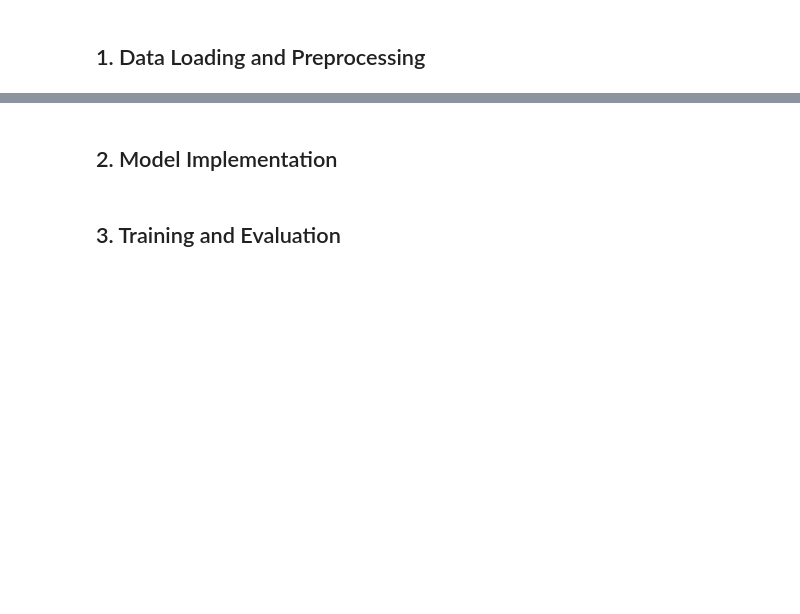
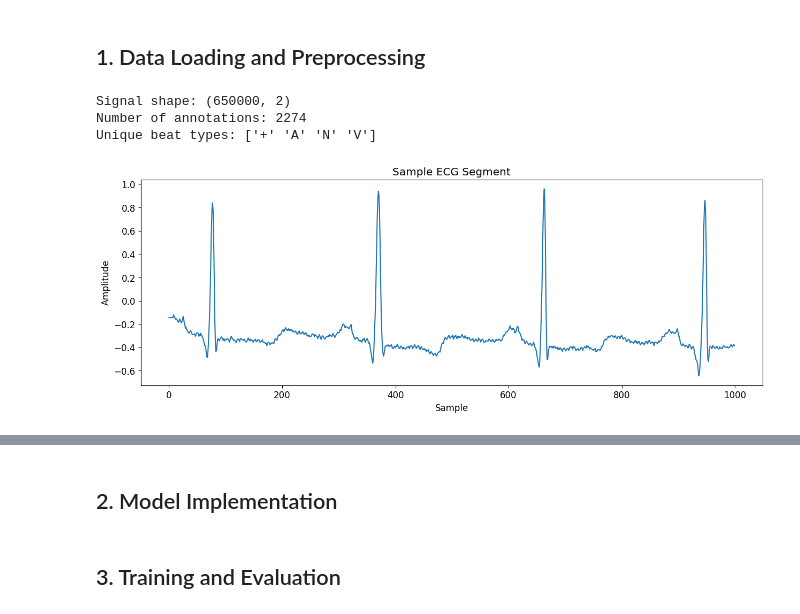
Before and after one commit to UCSF-DataSci/6-neural-nets-ZhangZwaa, a Jupyter notebook: part3_ecg_analysis.ipynb, the cells around one changed output, grey strips where cells are left out. Cells and saved outputs as stored; diff of their text form; code cells hidden in the pictures; blank space fills up the shorter version.

```diff
--- a/part3_ecg_analysis.ipynb
+++ b/part3_ecg_analysis.ipynb
@@ -68,26 +68,31 @@ URLError: <urlopen error [SSL: CERTIFICATE_VERIFY_FAILED] certificate verify fai
 ## 1. Data Loading and Preprocessing
 # %%
 # Load ECG data
-record_path = 'data/mitdb/100'  # Example record
+record_path = 'data\\mit-bih-arrhythmia-database-1.0.0\\100'  # Example record
 record = wfdb.rdrecord(record_path)
 signals = record.p_signal
 
 # Read annotations
 ann = wfdb.rdann(record_path, 'atr')
 annotations = ann.symbol
 
 # Print data information
 print(f"Signal shape: {signals.shape}")
 print(f"Number of annotations: {len(annotations)}")
 print(f"Unique beat types: {np.unique(annotations)}")
 
 # Plot sample ECG segment
 plt.figure(figsize=(15, 5))
 plt.plot(signals[:1000, 0])
 plt.title('Sample ECG Segment')
 plt.xlabel('Sample')
 plt.ylabel('Amplitude')
 plt.show()
+# %% [output]
+Signal shape: (650000, 2)
+Number of annotations: 2274
+Unique beat types: ['+' 'A' 'N' 'V']
+[figure, added]
 # %%
 # Preprocess ECG data
 window_size = 180
```
Also changed, not shown: parts of 3 cells of this notebook, 1 other file.
